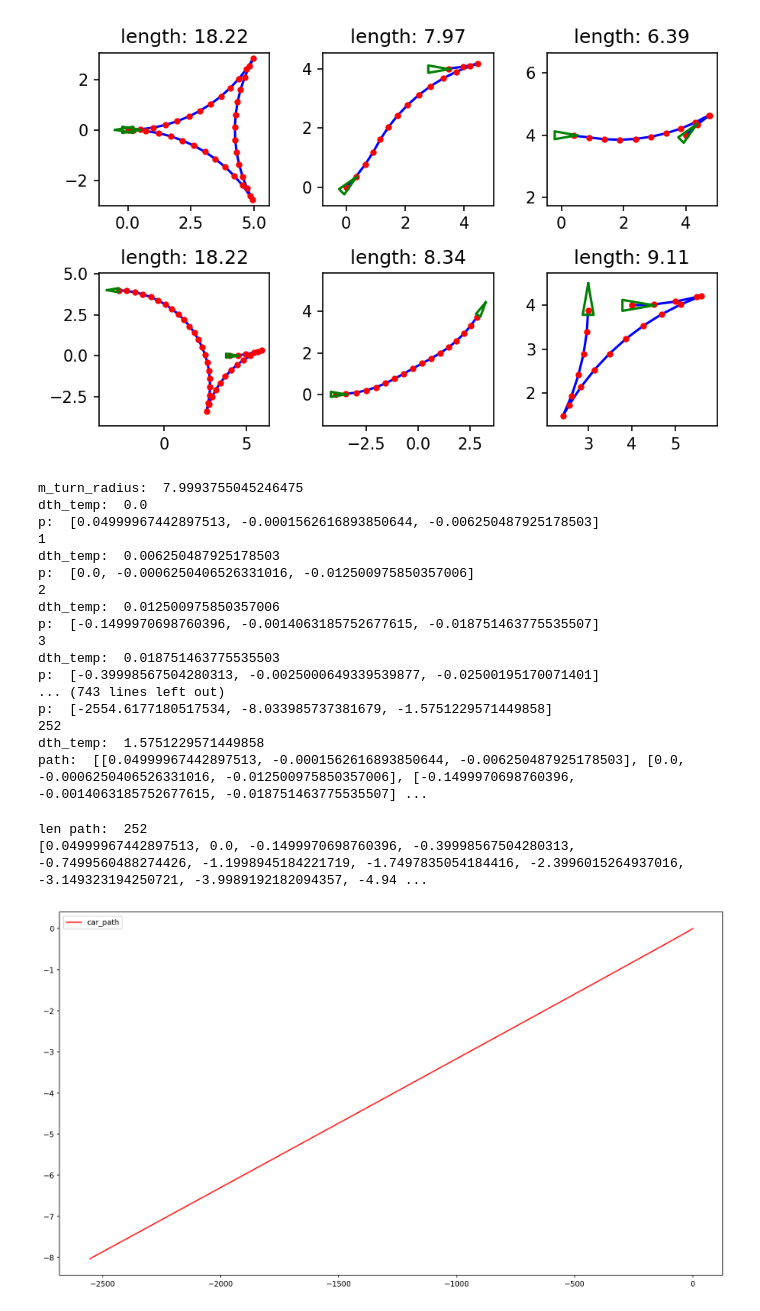
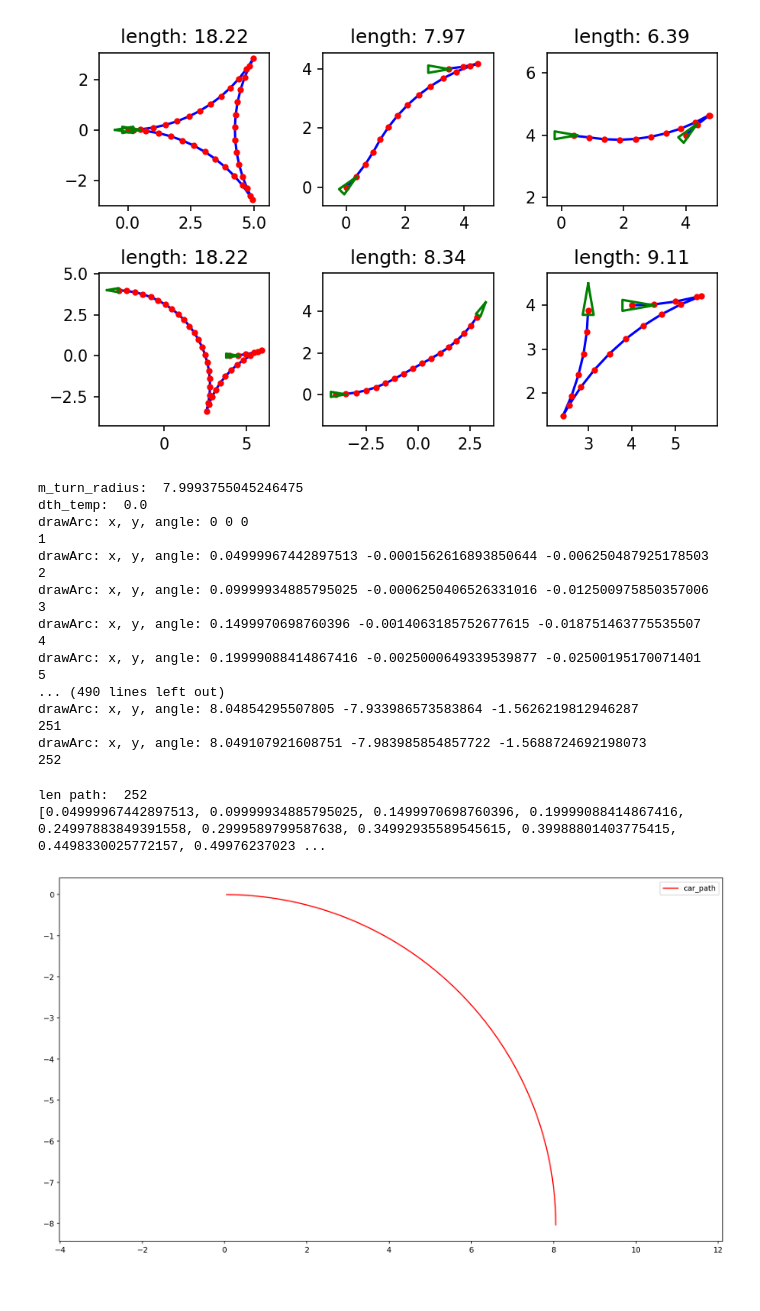
Before and after one commit to codeBeefFly/dcvs_apa_plot_tools_2, a Jupyter notebook: 7983_apa_path_research/7983_rs_path_study.ipynb, the cells around one changed output. Saved outputs shown, nothing was run; the diff lists cells and outputs as text; code cells hidden in the pictures.

Commit message:
20220505: fix drawArc bug

```diff
--- a/7983_apa_path_research/7983_rs_path_study.ipynb
+++ b/7983_apa_path_research/7983_rs_path_study.ipynb
@@ -91,7 +91,7 @@ path type: ((1, 1.8022428667067116), (3, -4.587423738751337), (1, 2.720952089952
 void drawArc(const double turn_radius, int forward, int left,
              double &x, double &y, double &angle, double incr_dist)
 {
-    x = x + forward*turn_radius*(-std::sin(angle) + std::sin(angle+incr_dist/turn_radius));
+    x = x + forward * turn_radius * (-std::sin(angle) + std::sin(angle + incr_dist / turn_radius));
     y = y + left*turn_radius*(std::cos(angle) - std::cos(angle+forward*left*incr_dist/turn_radius));
     angle = angle + forward*left*incr_dist/turn_radius;
     angle = std::atan2(std::sin(angle), std::cos(angle));
@@ -102,6 +102,15 @@ void drawArc(const double turn_radius, int forward, int left,
 import math
 import copy
 
+# 1
+# drawArc: t_r, forward, left, incr_dist: 7.9993755045246475 1 -1 0.05
+# drawArc: x, y, angle: 0.04999967442897513 -0.0001562616893850644 -0.006250487925178503
+# 2
+# drawArc: t_r, forward, left, incr_dist: 7.9993755045246475 1 -1 0.05
+# drawArc: x, y, angle: 0.0 -0.0006250406526331016 -0.012500975850357006
+# 3
+# drawArc: t_r, forward, left, incr_dist: 7.9993755045246475 1 -1 0.05
+# drawArc: x, y, angle: -0.1499970698760396 -0.0014063185752677615 -0.018751463775535507
 
 def drawArc(turn_radius, forward, left, x, y, angle, incr_dist):
     """
@@ -114,9 +123,9 @@ def drawArc(turn_radius, forward, left, x, y, angle, incr_dist):
     @ angle: float: 输入点 角度 值
     @ incr_dist: 当前点到下一个点的增加距离（m）
     """
-#     print("drawArc: t_r, forward, left, incr_dist: {} {} {} {}".format(turn_radius, forward, left, incr_dist))
-#     print("drawArc: x, y, angle: {} {} {}".format(x, y, angle))
-    x = x + forward * turn_radius * (math.sin(angle) + math.sin(angle + incr_dist / turn_radius))
+    # print("drawArc: t_r, forward, left, incr_dist: {} {} {} {}".format(turn_radius, forward, left, incr_dist))
+    print("drawArc: x, y, angle: {} {} {}".format(x, y, angle))
+    x = x + forward * turn_radius * (-math.sin(angle) + math.sin(angle + incr_dist / turn_radius))
     y = y + left * turn_radius * (math.cos(angle) - math.cos(angle + forward * left * incr_dist / turn_radius))
     angle = angle + forward * left * incr_dist / turn_radius
     angle = math.atan2(math.sin(angle), math.cos(angle))
@@ -206,9 +215,9 @@ m_exit_direction = -1 # int, 1: left, -1: right
 m_forward = 1 # int, 1: forward, -1: reverse
 incr_dist = 0.05
 
-dtheta = m_car_pose_theta - m_start_post_theta
-dtheta = abs(math.atan2(math.sin(dtheta), math.cos(dtheta)));
-dth_temp = dtheta;
+dtheta = m_car_pose_theta - m_start_pose_theta
+dtheta = abs(math.atan2(math.sin(dtheta), math.cos(dtheta)))
+dth_temp = dtheta
 print("dth_temp: ", dth_temp)
 
 x, y, angle = 0, 0, 0
@@ -224,7 +233,7 @@ while (dth_temp < 1.571):
     p.append(x)
     p.append(y)
     p.append(angle)
-    print("p: ", p)
+    # print("p: ", p)
     tmp_list = copy.deepcopy(p)
     path.append(tmp_list)
     print(len(path))
@@ -234,48 +243,50 @@ while (dth_temp < 1.571):
 #     dth_temp = p[2] + m_car_pose_theta - m_start_pose_theta
     dth_temp = angle + m_car_pose_theta - m_start_pose_theta
     dth_temp = abs(math.atan2(math.sin(dth_temp), math.cos(dth_temp)))
-    print("dth_temp: ", dth_temp)
+    # print("dth_temp: ", dth_temp)
 
-print("path: ", path)
+# print("path: ", path)
 # %% [output]
 m_turn_radius:  7.9993755045246475
 dth_temp:  0.0
-p:  [0.04999967442897513, -0.0001562616893850644, -0.006250487925178503]
+drawArc: x, y, angle: 0 0 0
 1
-dth_temp:  0.006250487925178503
-p:  [0.0, -0.0006250406526331016, -0.012500975850357006]
+drawArc: x, y, angle: 0.04999967442897513 -0.0001562616893850644 -0.006250487925178503
 2
-dth_temp:  0.012500975850357006
-p:  [-0.1499970698760396, -0.0014063185752677615, -0.018751463775535507]
+drawArc: x, y, angle: 0.09999934885795025 -0.0006250406526331016 -0.012500975850357006
 3
-dth_temp:  0.018751463775535503
-p:  [-0.39998567504280313, -0.0025000649339539877, -0.02500195170071401]
-... (743 lines left out)
-p:  [-2554.6177180517534, -8.033985737381679, -1.5751229571449858]
+drawArc: x, y, angle: 0.1499970698760396 -0.0014063185752677615 -0.018751463775535507
+4
+drawArc: x, y, angle: 0.19999088414867416 -0.0025000649339539877 -0.02500195170071401
+5
+... (490 lines left out)
+drawArc: x, y, angle: 8.04854295507805 -7.933986573583864 -1.5626219812946287
+251
+drawArc: x, y, angle: 8.049107921608751 -7.983985854857722 -1.5688724692198073
 252
-dth_temp:  1.5751229571449858
-path:  [[0.04999967442897513, -0.0001562616893850644, -0.006250487925178503], [0.0, -0.0006250406526331016, -0.012500975850357006], [-0.1499970698760396, -0.0014063185752677615, -0.018751463775535507] ...
 # %%
 import matplotlib.pyplot as plt
 
 car_x = []
 car_y = []
 
 print("len path: ", len(path))
 for i in range(len(path)):
     car_x.append(path[i][0])
     car_y.append(path[i][1])
 
 
 plt.figure(figsize=(16,9), dpi=150) # parallel
 
+plt.axis("equal")
+
 plt.plot(car_x, car_y, label="car_path", color="r")
 print(car_x)
 
 plt.legend(loc="best")
 
 plt.show()
 # %% [output]
 len path:  252
-[0.04999967442897513, 0.0, -0.1499970698760396, -0.39998567504280313, -0.7499560488274426, -1.1998945184221719, -1.7497835054184416, -2.3996015264937016, -3.149323194250721, -3.9989192182094357, -4.94 ...
+[0.04999967442897513, 0.09999934885795025, 0.1499970698760396, 0.19999088414867416, 0.24997883849391558, 0.2999589799587638, 0.34992935589545615, 0.39988801403775415, 0.4498330025772157, 0.49976237023 ...
-[figure, old version]
+[figure, new version]
```
